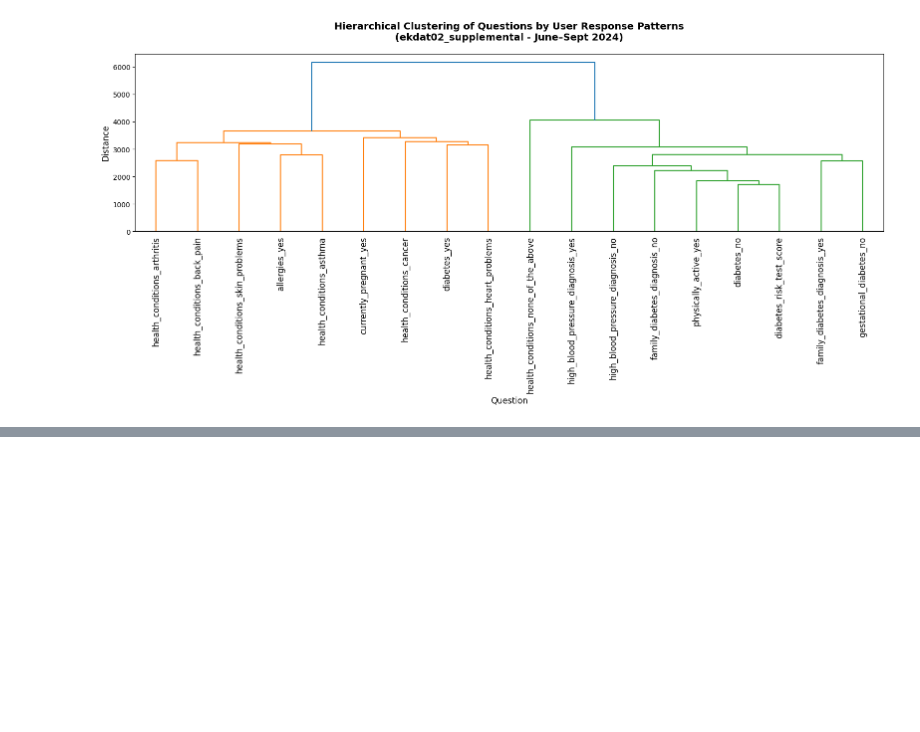
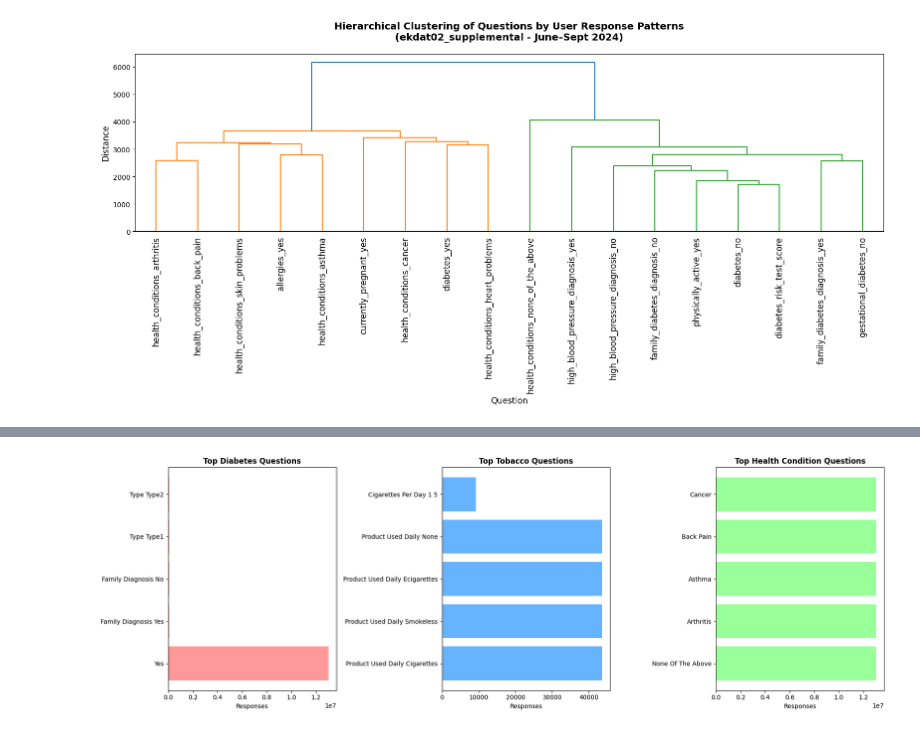
Before and after one commit to chroniq-lab/kiosk_user_patterns, a Jupyter notebook: data/kupdat02_summaries of variables.ipynb, the cells around one changed output, grey strips where cells are left out. Cells and saved outputs as stored; diff of their text form; code cells hidden in the pictures; blank space fills up the shorter version.

```diff
--- a/data/kupdat02_summaries of variables.ipynb
+++ b/data/kupdat02_summaries of variables.ipynb
@@ -371,0 +369,33 @@ plt.show()
+# %%
+# Compare top questions from different health areas
+diabetes_qs = counts_df[counts_df.index.str.contains('diabetes', case=False, na=False)].sort_values('count', ascending=False).head(5)
+tobacco_qs = counts_df[counts_df.index.str.contains('tobacco|cigarette|smokeless', case=False, na=False)].sort_values('count', ascending=False).head(5)
+health_cond_qs = counts_df[counts_df.index.str.contains('health_conditions', case=False, na=False)].sort_values('count', ascending=False).head(5)
+
+fig, axes = plt.subplots(1, 3, figsize=(18, 6))
+
+# Diabetes questions
+axes[0].barh(range(len(diabetes_qs)), diabetes_qs['count'], color='#ff9999')
+axes[0].set_yticks(range(len(diabetes_qs)))
+axes[0].set_yticklabels([q.replace('diabetes_', '').replace('_', ' ').title() for q in diabetes_qs.index])
+axes[0].set_title('Top Diabetes Questions', fontsize=12, fontweight='bold')
+axes[0].set_xlabel('Responses')
+
+# Tobacco questions
+axes[1].barh(range(len(tobacco_qs)), tobacco_qs['count'], color='#66b3ff')
+axes[1].set_yticks(range(len(tobacco_qs)))
+axes[1].set_yticklabels([q.replace('tobacco_', '').replace('_', ' ').title() for q in tobacco_qs.index])
+axes[1].set_title('Top Tobacco Questions', fontsize=12, fontweight='bold')
+axes[1].set_xlabel('Responses')
+
+# Health conditions questions
+axes[2].barh(range(len(health_cond_qs)), health_cond_qs['count'], color='#99ff99')
+axes[2].set_yticks(range(len(health_cond_qs)))
+axes[2].set_yticklabels([q.replace('health_conditions_', '').replace('_', ' ').title() for q in health_cond_qs.index])
+axes[2].set_title('Top Health Condition Questions', fontsize=12, fontweight='bold')
+axes[2].set_xlabel('Responses')
+
+plt.tight_layout()
+plt.show()
+# %% [output]
+[figure, added]
```
Also changed, not shown: parts of 3 cells of this notebook.
